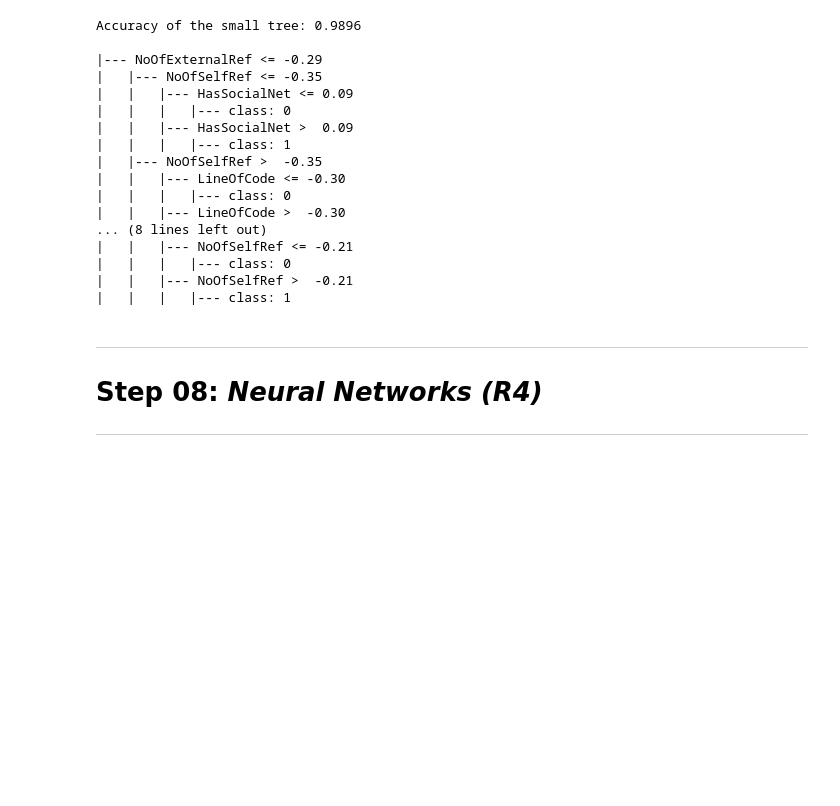
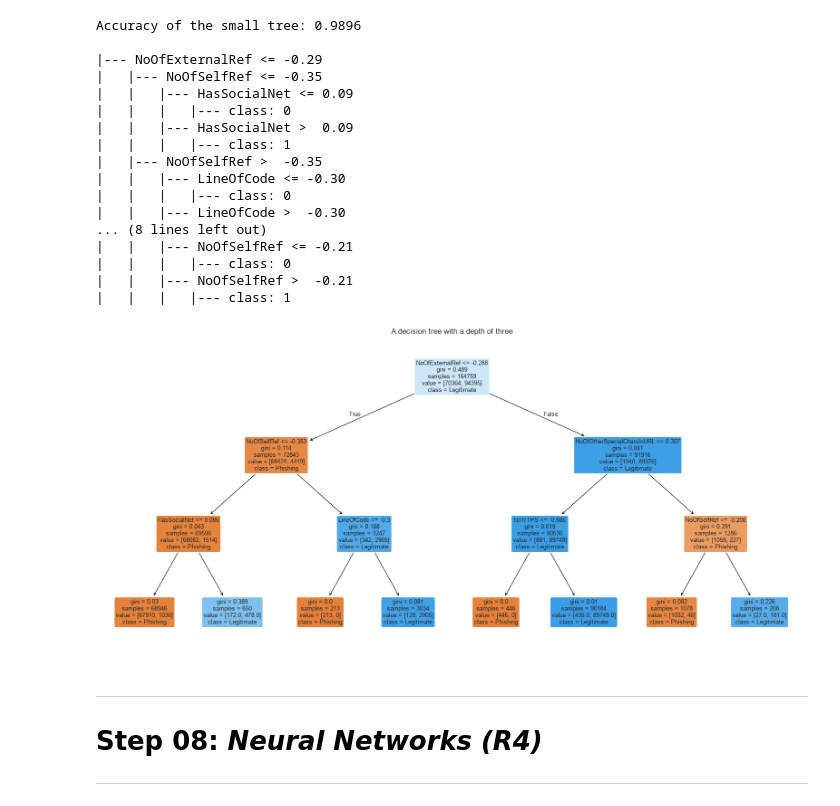
Before and after one commit to Sakib-Dalal/DMML-F21DL-CourseWork01-PG-Group15, a Jupyter notebook: Notebook/DataMining&MachineLearning_Coursework_01.ipynb, the cells around one changed output. Saved outputs shown, nothing was run; the diff lists cells and outputs as text; code cells hidden in the pictures; blank space fills up the shorter version.

Commit message:
Update Notebook - Ploted decision tree outcome decisions

```diff
--- a/Notebook/DataMining&MachineLearning_Coursework_01.ipynb
+++ b/Notebook/DataMining&MachineLearning_Coursework_01.ipynb
@@ -767,6 +767,14 @@ Accuracy of the small tree: 0.9896
 |   |   |   |--- class: 0
 |   |   |--- NoOfSelfRef >  -0.21
 |   |   |   |--- class: 1
+# %%
+plt.figure(figsize=(20, 9))
+plot_tree(small_tree, feature_names=SELECTED_FEATURES, class_names=CLASS_NAMES,
+          filled=True, rounded=True, fontsize=9, max_depth=3)
+plt.title("A decision tree with a depth of three")
+plt.show()
+# %% [output]
+[figure, added]
 # %% [markdown]
 ---
 # Step 08: *Neural Networks (R4)*
```
